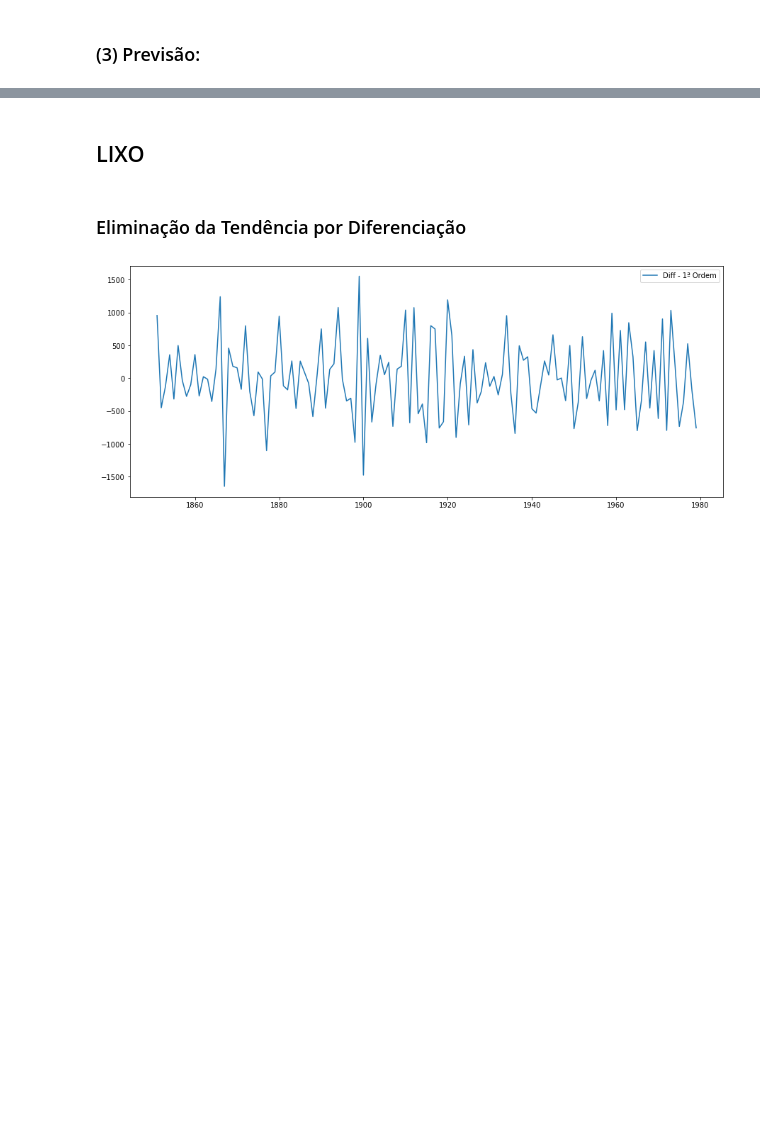
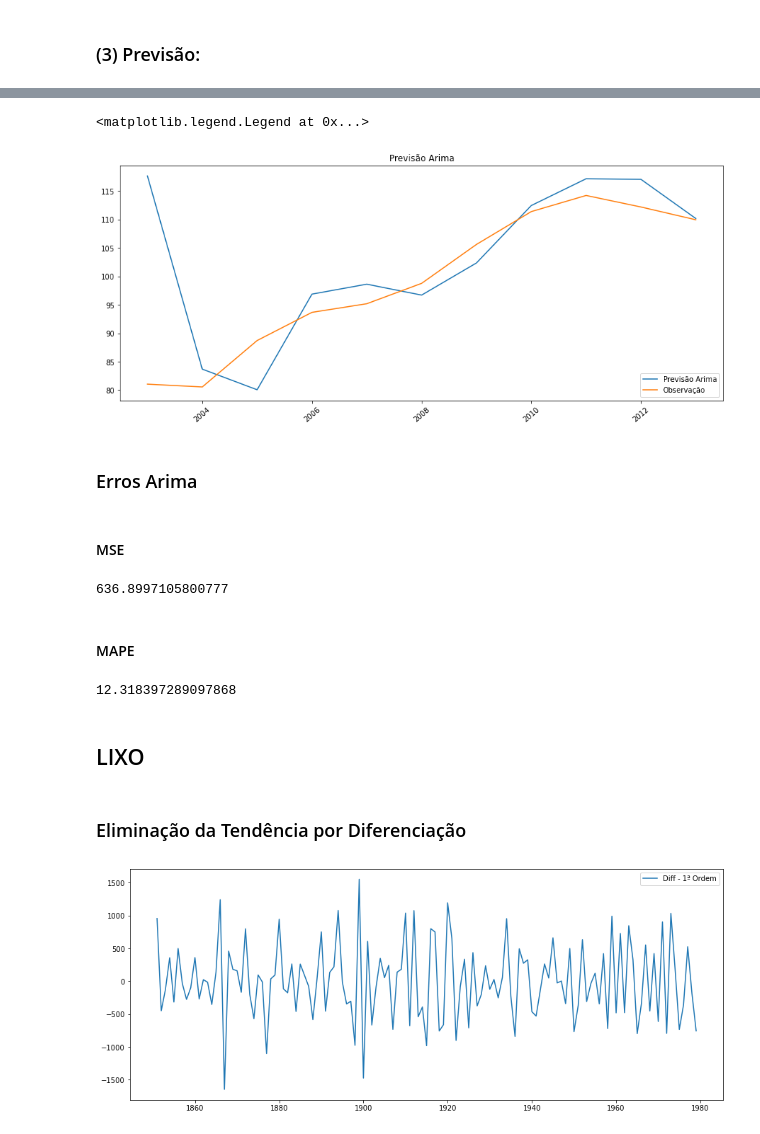
Before and after one commit to Fernandaqsouza/MBA_Forecasting, a Jupyter notebook: ProjetoFinal_OilProductionTonnes.ipynb, the cells around one changed output, grey strips where cells are left out. Saved outputs shown, nothing was run; the diff lists cells and outputs as text; code cells hidden in the pictures; blank space fills up the shorter version.

```diff
--- a/ProjetoFinal_OilProductionTonnes.ipynb
+++ b/ProjetoFinal_OilProductionTonnes.ipynb
@@ -410,0 +562,3 @@ pred_df
+# %%
+test['Previsão Arima'] = predict_arima
+test.head()
@@ -411,3 +573,31 @@ pred_df
+# %%
+fig, ax = plt.subplots()
+ax.plot(test['Previsão Arima'].iloc[1:], label='Previsão Arima')
+ax.plot(test['milhoes_tons'].iloc[1:], label='Observação')
+#ax.plot(dados['Venda'], label='Observação')
+plt.title("Previsão Arima")
+plt.xticks(rotation=40)
+plt.legend()
+plt.legend()
+# %% [output]
+<matplotlib.legend.Legend at 0x...>
+[figure, added]
+# %% [markdown]
+### Erros Arima
+# %% [markdown]
+#### MSE
+# %%
+test['Arima MSE'] = mean_squared_error(predict_arima, test['milhoes_tons'])
+print(mean_squared_error(predict_arima, test['milhoes_tons']))
+# %% [output]
+636.8997105800777
+# %% [markdown]
+#### MAPE
+# %%
+test['Arima MAPE'] = mean_absolute_error(predict_arima, test['milhoes_tons'])
+print(mean_absolute_error(predict_arima, test['milhoes_tons']))
+# %% [output]
+12.318397289097868
 # %% [markdown]
 ## LIXO
 # %%
```
Also changed, not shown: parts of 50 cells of this notebook.
